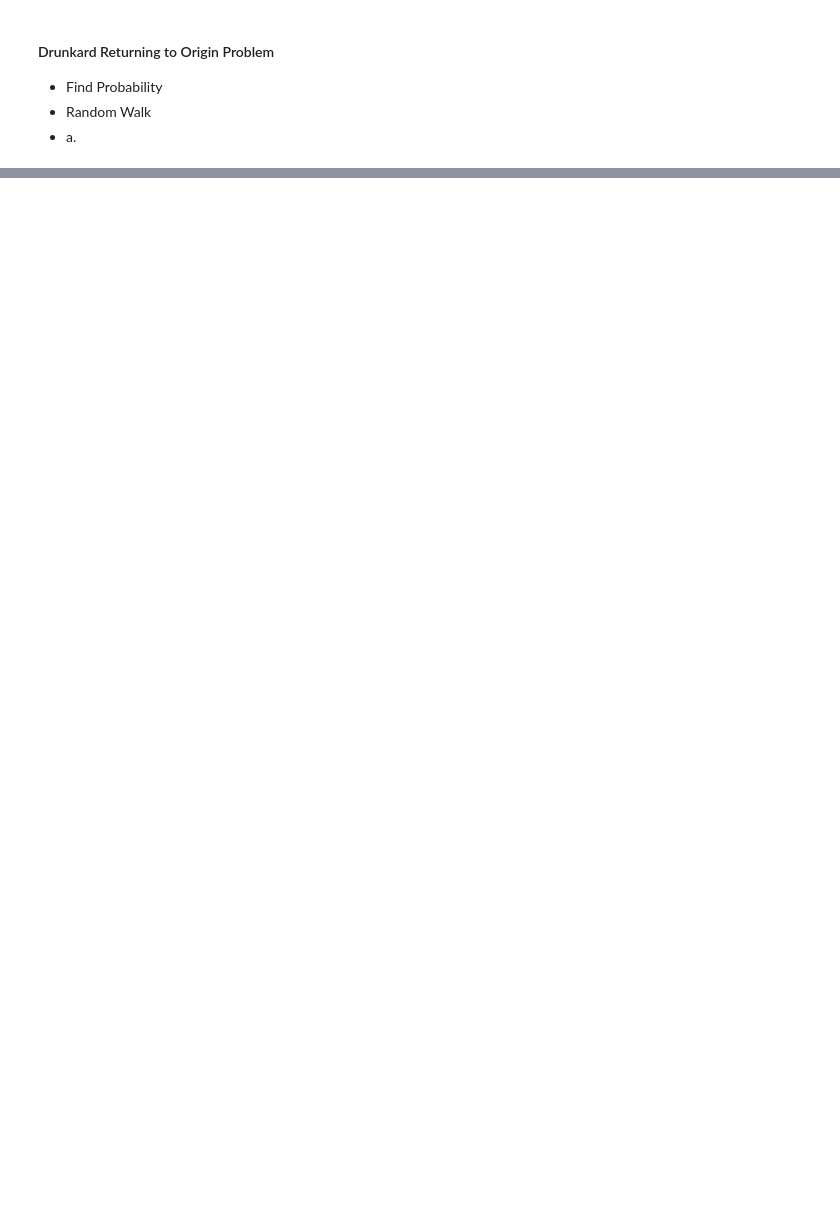
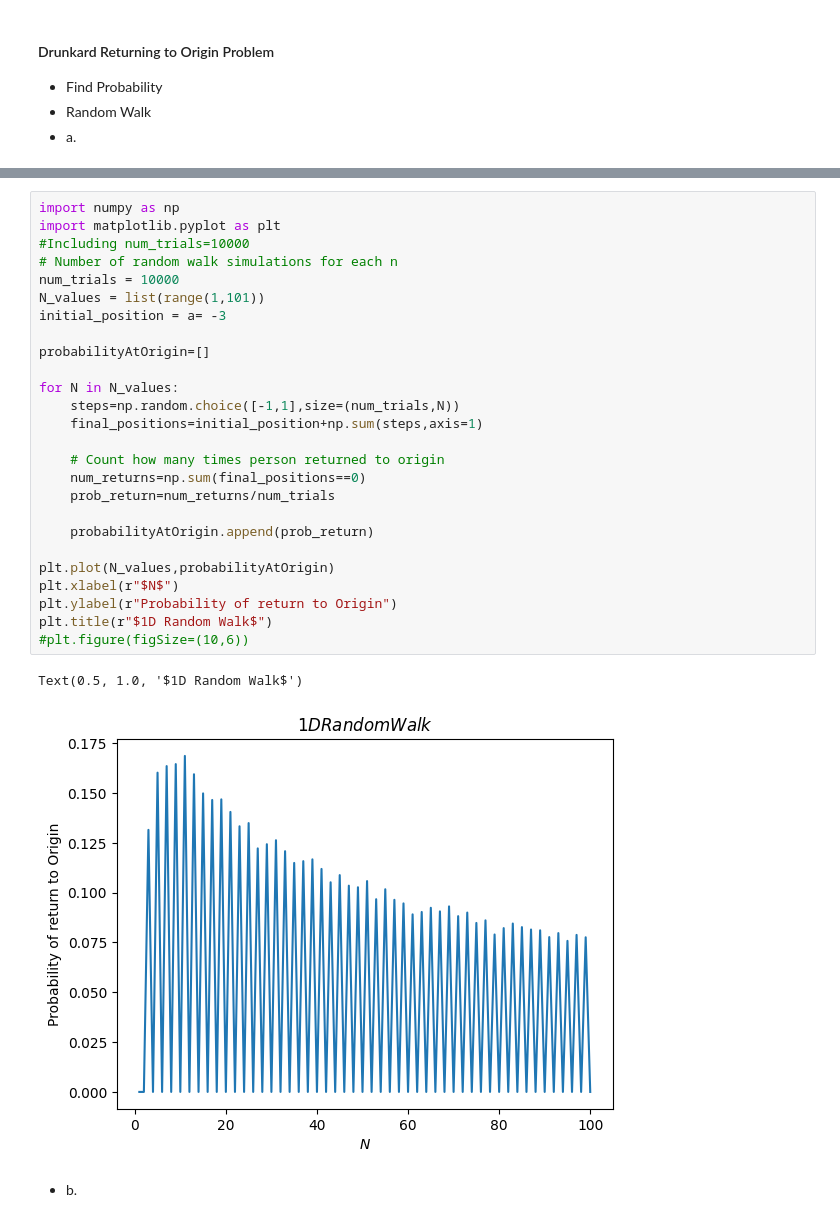
Before and after one commit to Harshul7/Priyanka-Madam-Python, a Jupyter notebook: SciIIAssn2/Q3/Q3Solution.ipynb, the cells around one changed output, grey strips where cells are left out. Cells and saved outputs as stored; diff of their text form; blank space fills up the shorter version.

```diff
--- a/SciIIAssn2/Q3/Q3Solution.ipynb
+++ b/SciIIAssn2/Q3/Q3Solution.ipynb
@@ -37,0 +42,31 @@ plt.show()
+# %%
+import numpy as np
+import matplotlib.pyplot as plt
+#Including num_trials=10000
+# Number of random walk simulations for each n
+num_trials = 10000
+N_values = list(range(1,101))
+initial_position = a= -3
+
+probabilityAtOrigin=[]
+
+for N in N_values:
+    steps=np.random.choice([-1,1],size=(num_trials,N))
+    final_positions=initial_position+np.sum(steps,axis=1)
+
+    # Count how many times person returned to origin
+    num_returns=np.sum(final_positions==0)
+    prob_return=num_returns/num_trials
+
+    probabilityAtOrigin.append(prob_return)
+
+plt.plot(N_values,probabilityAtOrigin)
+plt.xlabel(r"$N$")
+plt.ylabel(r"Probability of return to Origin")
+plt.title(r"$1D Random Walk$")
+#plt.figure(figSize=(10,6))
+# %% [output]
+Text(0.5, 1.0, '$1D Random Walk$')
+[figure, added]
+# %% [markdown]
+- b.
```
Also changed, not shown: parts of 2 cells of this notebook, 3 other files.
